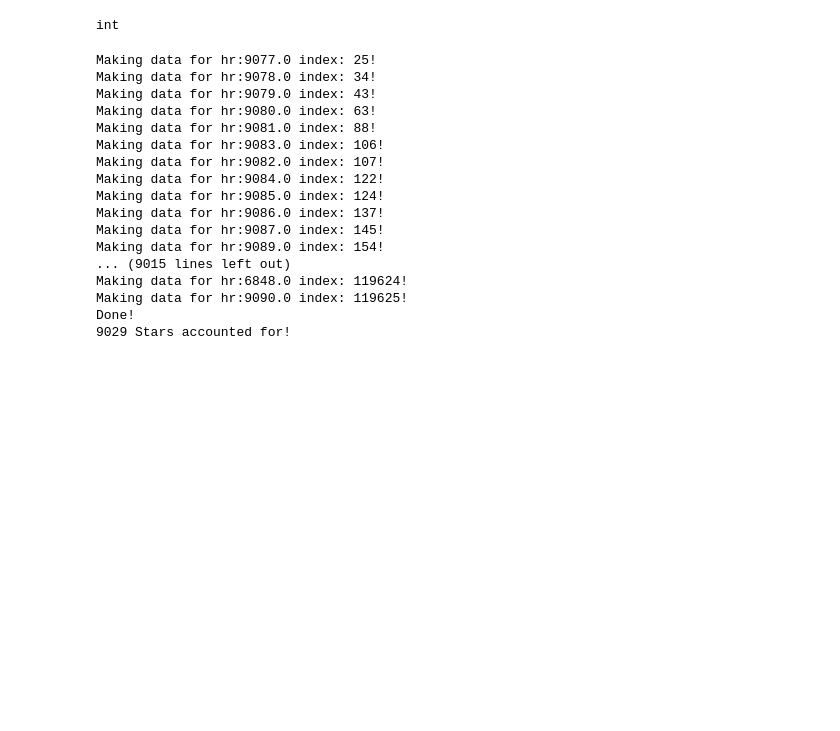
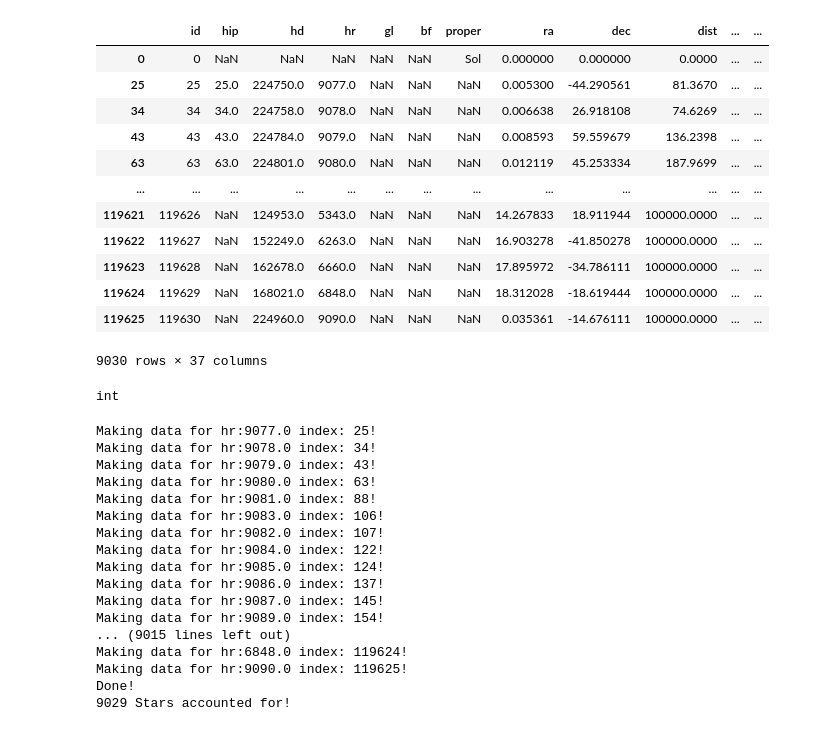
Before and after one commit to kaden-123/ml_star_tracker_algs, a Jupyter notebook: gen.ipynb, the cells around one changed output. Cells and saved outputs as stored; diff of their text form; code cells hidden in the pictures; blank space fills up the shorter version.

```diff
--- a/gen.ipynb
+++ b/gen.ipynb
@@ -52,12 +52,27 @@ def make_samples(cam, n_bin, drop_rate, add_rate, label, n_samples, seed, hr_to_
 # %%
 seed = 1
 random.seed(seed)
 
 data_path = "./hygdata_v42.csv"
 data = pd.read_csv(data_path)
 data.drop_duplicates(subset="hr", inplace=True)
 mask = data["hr"].notna()
 cam = Camera(30, [1024,1024], data[mask])
+data
+# %% [output]
+|  | id | hip | hd | hr | gl | bf | proper | ra | dec | dist | ... | ... |
+| 0 | 0 | NaN | NaN | NaN | NaN | NaN | Sol | 0.000000 | 0.000000 | 0.0000 | ... | ... |
+| 25 | 25 | 25.0 | 224750.0 | 9077.0 | NaN | NaN | NaN | 0.005300 | -44.290561 | 81.3670 | ... | ... |
+| 34 | 34 | 34.0 | 224758.0 | 9078.0 | NaN | NaN | NaN | 0.006638 | 26.918108 | 74.6269 | ... | ... |
+| 43 | 43 | 43.0 | 224784.0 | 9079.0 | NaN | NaN | NaN | 0.008593 | 59.559679 | 136.2398 | ... | ... |
+| 63 | 63 | 63.0 | 224801.0 | 9080.0 | NaN | NaN | NaN | 0.012119 | 45.253334 | 187.9699 | ... | ... |
+| ... | ... | ... | ... | ... | ... | ... | ... | ... | ... | ... | ... | ... |
+| 119621 | 119626 | NaN | 124953.0 | 5343.0 | NaN | NaN | NaN | 14.267833 | 18.911944 | 100000.0000 | ... | ... |
+| 119622 | 119627 | NaN | 152249.0 | 6263.0 | NaN | NaN | NaN | 16.903278 | -41.850278 | 100000.0000 | ... | ... |
+| 119623 | 119628 | NaN | 162678.0 | 6660.0 | NaN | NaN | NaN | 17.895972 | -34.786111 | 100000.0000 | ... | ... |
+| 119624 | 119629 | NaN | 168021.0 | 6848.0 | NaN | NaN | NaN | 18.312028 | -18.619444 | 100000.0000 | ... | ... |
+| 119625 | 119630 | NaN | 224960.0 | 9090.0 | NaN | NaN | NaN | 0.035361 | -14.676111 | 100000.0000 | ... | ... |
+9030 rows × 37 columns
 # %%
 unique_hr_ids = sorted(set(hr for hr in data["hr"]))
 hr_to_idx = {hr_id: i for i, hr_id in enumerate(unique_hr_ids)}
```
Also changed, not shown: 1 other file.
